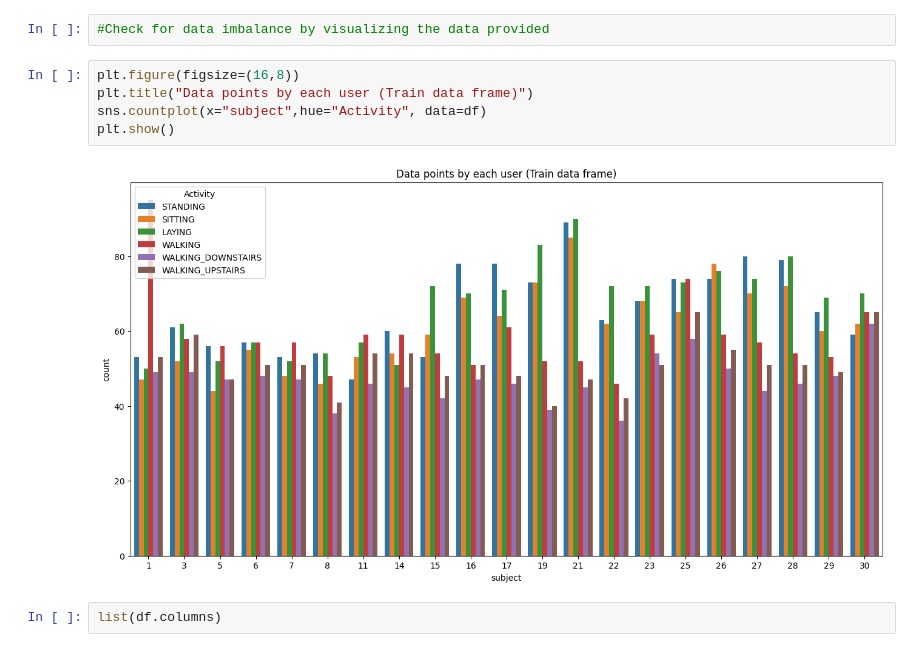
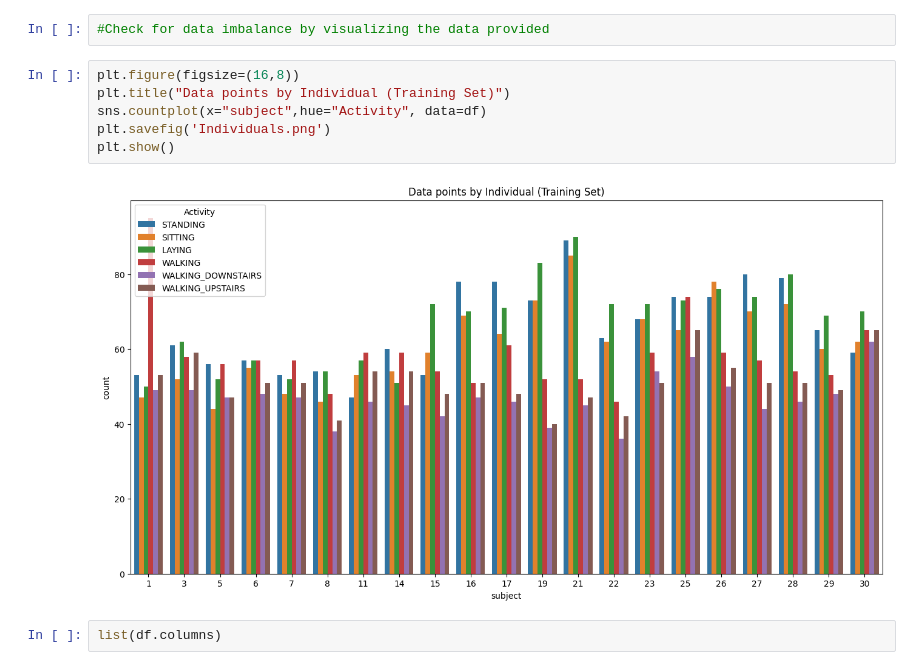
Before and after one commit to mosemb/HumanActivityRecognition, a Jupyter notebook: Har.ipynb, the cells around one changed output. Cells and saved outputs as stored; diff of their text form.

Commit message:
power point

```diff
--- a/Har.ipynb
+++ b/Har.ipynb
@@ -65,11 +65,12 @@ df_test.isnull().values.sum()
 #Check for data imbalance by visualizing the data provided
 # %%
 plt.figure(figsize=(16,8))
-plt.title("Data points by each user (Train data frame)")
+plt.title("Data points by Individual (Training Set)")
 sns.countplot(x="subject",hue="Activity", data=df)
+plt.savefig('Individuals.png')
 plt.show()
 # %% [output]
-[figure, old version]
+[figure, new version]
 # %%
 list(df.columns)
 # %% [output]
```
Also changed, not shown: parts of 14 cells of this notebook, 9 other files.
